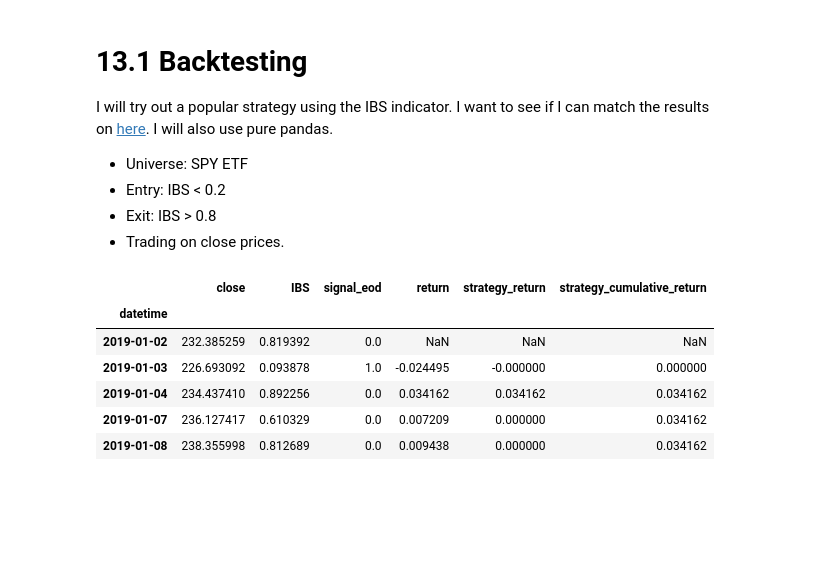
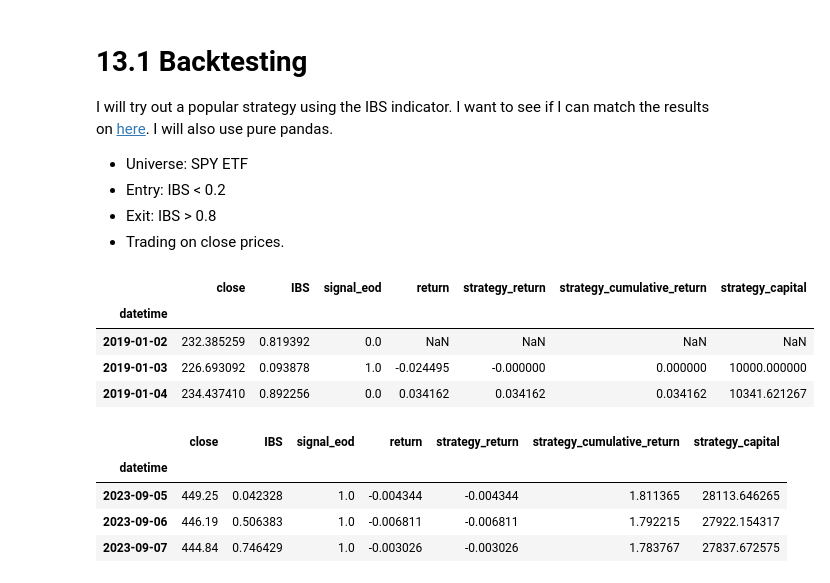
Before and after one commit to shinathan/polygon.io-stock-database, a Jupyter notebook: 13_backtesting.ipynb, the cells around one changed output. Drawn from its saved outputs; the diff is of its cells as text; code cells hidden in the pictures; blank space fills up the shorter version.

```diff
--- a/13_backtesting.ipynb
+++ b/13_backtesting.ipynb
@@ -25,16 +25,23 @@ daily['signal_eod'] = daily['signal_eod'].ffill()
 daily['return'] = daily.close.pct_change()
 daily['strategy_return'] = daily['signal_eod'].shift(1) * daily['return']
 daily['strategy_cumulative_return'] = (1 + daily['strategy_return']).cumprod() - 1
-
-daily.drop(columns=['open', 'high', 'low']).head()
+daily['strategy_capital'] = (daily['strategy_cumulative_return'] + 1)*10000
-# %% [output]
-|  | close | IBS | signal_eod | return | strategy_return | strategy_cumulative_return |
-| datetime |  |  |  |  |  |  |
-| 2019-01-02 | 232.385259 | 0.819392 | 0.0 | NaN | NaN | NaN |
-| 2019-01-03 | 226.693092 | 0.093878 | 1.0 | -0.024495 | -0.000000 | 0.000000 |
-| 2019-01-04 | 234.437410 | 0.892256 | 0.0 | 0.034162 | 0.034162 | 0.034162 |
-| 2019-01-07 | 236.127417 | 0.610329 | 0.0 | 0.007209 | 0.000000 | 0.034162 |
-| 2019-01-08 | 238.355998 | 0.812689 | 0.0 | 0.009438 | 0.000000 | 0.034162 |
+# %%
+daily.drop(columns=['open', 'high', 'low']).head(3)
+# %% [output]
+|  | close | IBS | signal_eod | return | strategy_return | strategy_cumulative_return | strategy_capital |
+| datetime |  |  |  |  |  |  |  |
+| 2019-01-02 | 232.385259 | 0.819392 | 0.0 | NaN | NaN | NaN | NaN |
+| 2019-01-03 | 226.693092 | 0.093878 | 1.0 | -0.024495 | -0.000000 | 0.000000 | 10000.000000 |
+| 2019-01-04 | 234.437410 | 0.892256 | 0.0 | 0.034162 | 0.034162 | 0.034162 | 10341.621267 |
+# %%
+daily.drop(columns=['open', 'high', 'low']).tail(3)
+# %% [output]
+|  | close | IBS | signal_eod | return | strategy_return | strategy_cumulative_return | strategy_capital |
+| datetime |  |  |  |  |  |  |  |
+| 2023-09-05 | 449.25 | 0.042328 | 1.0 | -0.004344 | -0.004344 | 1.811365 | 28113.646265 |
+| 2023-09-06 | 446.19 | 0.506383 | 1.0 | -0.006811 | -0.006811 | 1.792215 | 27922.154317 |
+| 2023-09-07 | 444.84 | 0.746429 | 1.0 | -0.003026 | -0.003026 | 1.783767 | 27837.672575 |
 # %%
 # Plot performance
 plt.style.use('bmh')
```
Also changed, not shown: parts of 4 cells of this notebook.
